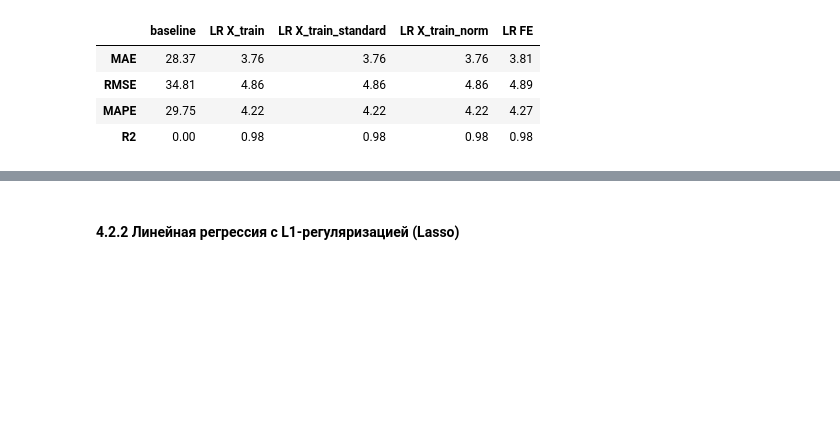
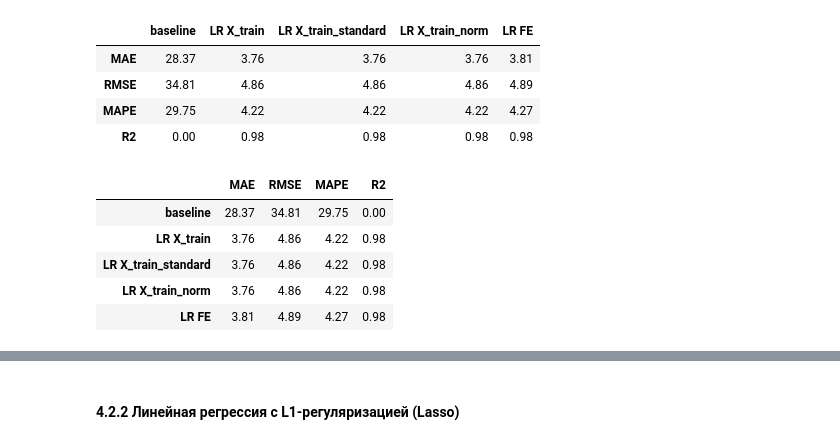
Before and after one commit to TemaQDX/project_turtle, a Jupyter notebook: project_turtle_sprint_10_Artem_Burov.ipynb, the cells around one changed output, grey strips where cells are left out. Saved outputs shown, nothing was run; the diff lists cells and outputs as text; code cells hidden in the pictures; blank space fills up the shorter version.

```diff
--- a/project_turtle_sprint_10_Artem_Burov.ipynb
+++ b/project_turtle_sprint_10_Artem_Burov.ipynb
@@ -1018,6 +1018,15 @@ pd.DataFrame(model_results)
 | RMSE | 34.81 | 4.86 | 4.86 | 4.86 | 4.89 |
 | MAPE | 29.75 | 4.22 | 4.22 | 4.22 | 4.27 |
 | R2 | 0.00 | 0.98 | 0.98 | 0.98 | 0.98 |
+# %%
+pd.DataFrame(model_results).T
+# %% [output]
+|  | MAE | RMSE | MAPE | R2 |
+| baseline | 28.37 | 34.81 | 29.75 | 0.00 |
+| LR X_train | 3.76 | 4.86 | 4.22 | 0.98 |
+| LR X_train_standard | 3.76 | 4.86 | 4.22 | 0.98 |
+| LR X_train_norm | 3.76 | 4.86 | 4.22 | 0.98 |
+| LR FE | 3.81 | 4.89 | 4.27 | 0.98 |
 # %% [markdown]
 #### Комментарий по обучению аналитической модели линейной регрессии
 
```
Also changed, not shown: parts of 4 cells of this notebook.
